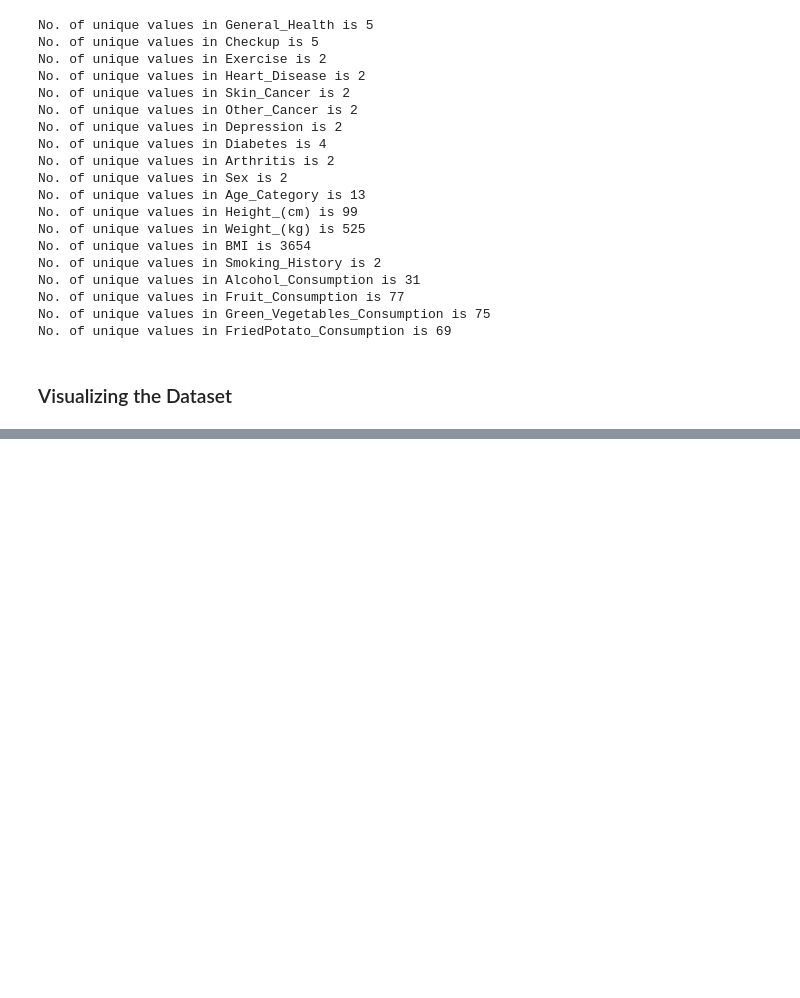
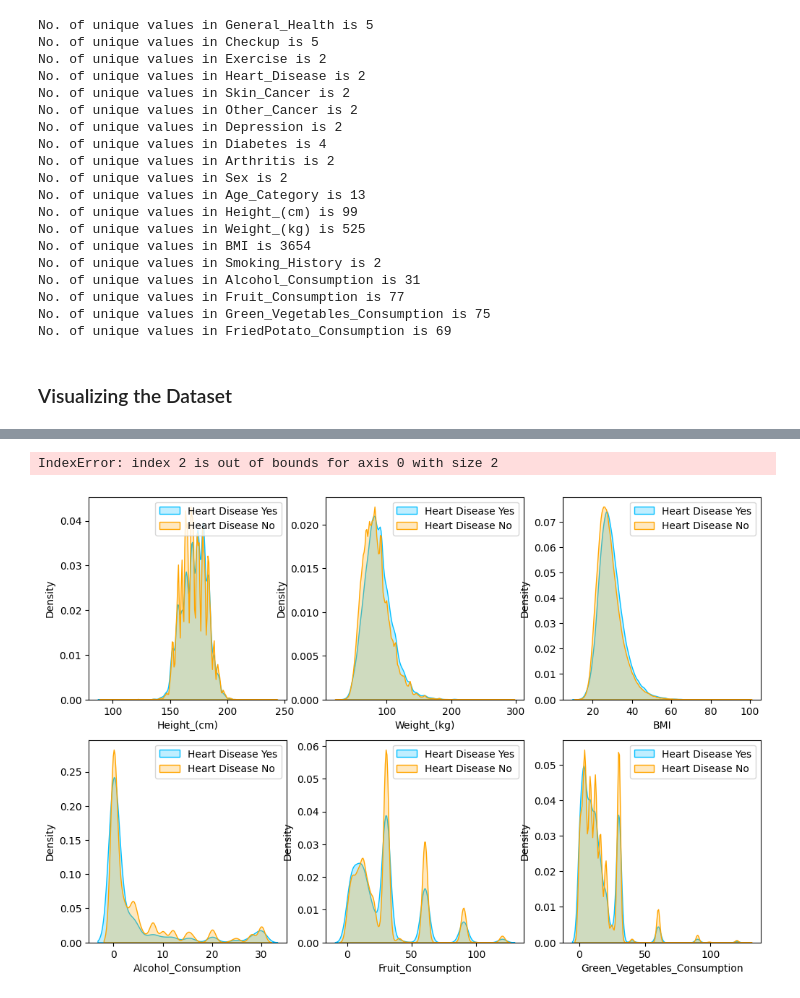
Before and after one commit to Sara18Santos/ProjetoIAA, a Jupyter notebook: Data Analysis.ipynb, the cells around one changed output, grey strips where cells are left out. Drawn from its saved outputs; the diff is of its cells as text; code cells hidden in the pictures; blank space fills up the shorter version.

Commit message:
atualizado - data analysis - graficos e criação de pasta com gráficos

```diff
--- a/Data Analysis.ipynb
+++ b/Data Analysis.ipynb
@@ -202,0 +222,37 @@ plt.show()
+# %%
+positive = df[df["Heart_Disease"] == "Yes"]  # Subset of data for heart failure cases
+negative = df[df["Heart_Disease"] == "No"]  # Subset of data for non-heart failure cases
+
+continuous_feature_names = numerical_features.columns.tolist()
+
+num_features = len(continuous_feature_names)
+num_rows = 2  # Number of rows in the subplot grid
+num_cols = 3  # Number of columns in the subplot grid
+
+fig, axes = plt.subplots(num_rows, num_cols, figsize=(4 * num_cols, 4 * num_rows))
+
+for i, cont_feature in enumerate(numerical_features):
+    row = i // num_cols  # Calculate the row index for the subplot
+    col = i % num_cols  # Calculate the column index for the subplot
+
+    ax_kde = axes[row, col]
+
+    # Plot KDE for heart failure positive cases
+    sns.kdeplot(positive[cont_feature], ax=ax_kde, fill=True, color="deepskyblue", label="Heart Disease Yes")
+
+    # Plot KDE for heart failure negative cases
+    sns.kdeplot(negative[cont_feature], ax=ax_kde, fill=True, color="orange", label="Heart Disease No")
+
+    ax_kde.legend()
+
+# Remove empty subplots
+if num_features < num_rows * num_cols:
+    for i in range(num_features, num_rows * num_cols):
+        fig.delaxes(axes.flatten()[i])
+
+plt.tight_layout()
+plt.savefig(os.path.join("visualizations", "continuous_target.png"), dpi=300)
+plt.show()
+# %% [output]
+IndexError: index 2 is out of bounds for axis 0 with size 2
+[figure, added]
```
Also changed, not shown: parts of 3 cells of this notebook, 3 other files.
